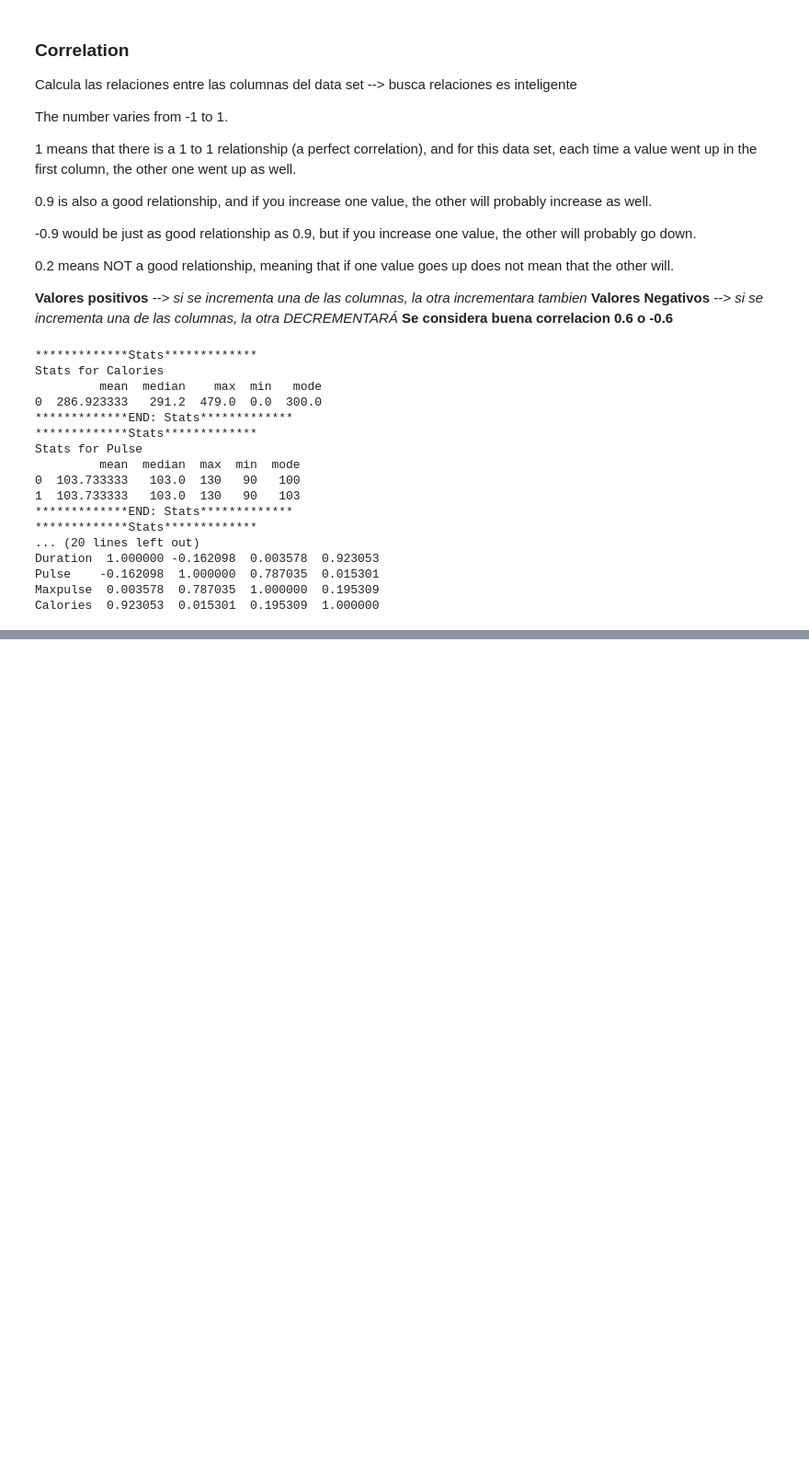
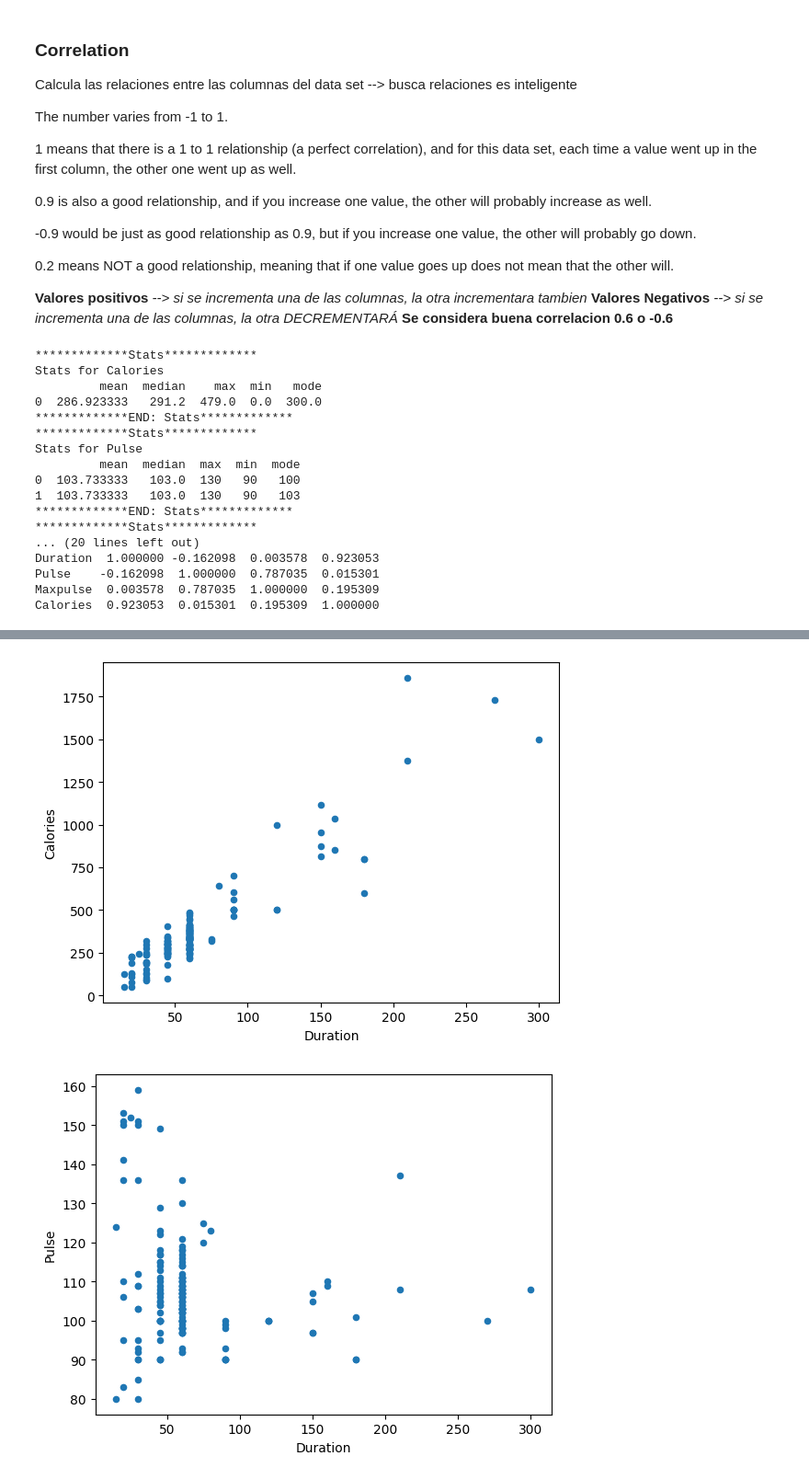
Before and after one commit to axlherrera19/python_llm_pandas_tutorial, a Jupyter notebook: pandas_notebook.ipynb, the cells around one changed output, grey strips where cells are left out. Shown at 92% size. Drawn from its saved outputs; the diff is of its cells as text; code cells hidden in the pictures; blank space fills up the shorter version.

```diff
--- a/pandas_notebook.ipynb
+++ b/pandas_notebook.ipynb
@@ -304,0 +322,20 @@ Calories  0.923053  0.015301  0.195309  1.000000
+# %%
+kind="scatter"
+# (function) kind: Literal['line', 'bar', 'barh', 'hist', 'box', 'kde', 'density', 'area', 'pie', 'scatter', 'hexbin']
+
+
+working_large_calories_dataframe.plot(kind=kind, x='Duration', y ='Calories')
+## Correlation es alta entre Duration y Calories, a mas duracion, mas calorias gastas
+print("More Duration of workout, more calories burned. High correlation")
+plt.show()
+
+working_large_calories_dataframe.plot(kind=kind, x='Duration', y ='Pulse')
+print("Bad correlation. Both columns aren't related.")
+print("Observations: The longest activity 300 minutes was light cardio: 110ppm")
+print("Observations: Most of the workouts are 60 minutes long")
+print("Observations: The hardest activity 160ppm minutes was shorter than 50 minutes. ")
+
+plt.show()
+# %% [output]
+[figure, added]
+[figure, added]
```
Also changed, not shown: parts of 4 cells of this notebook.
